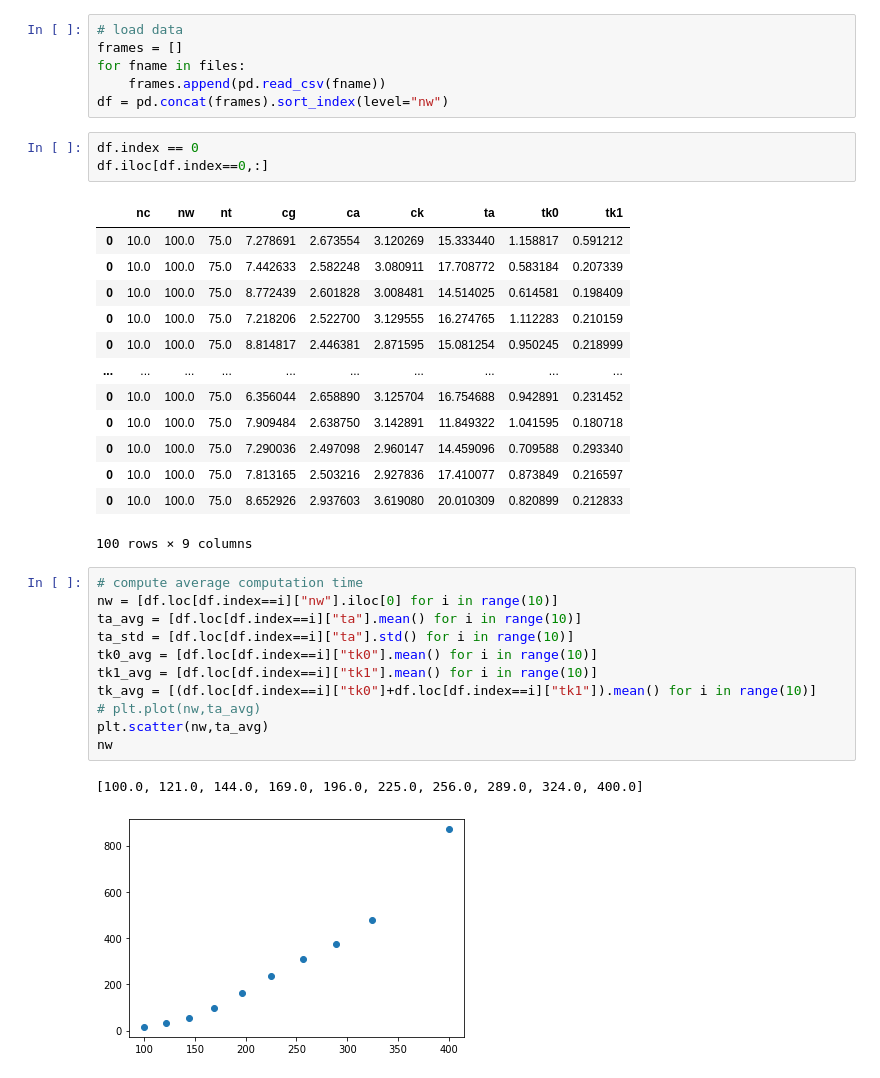
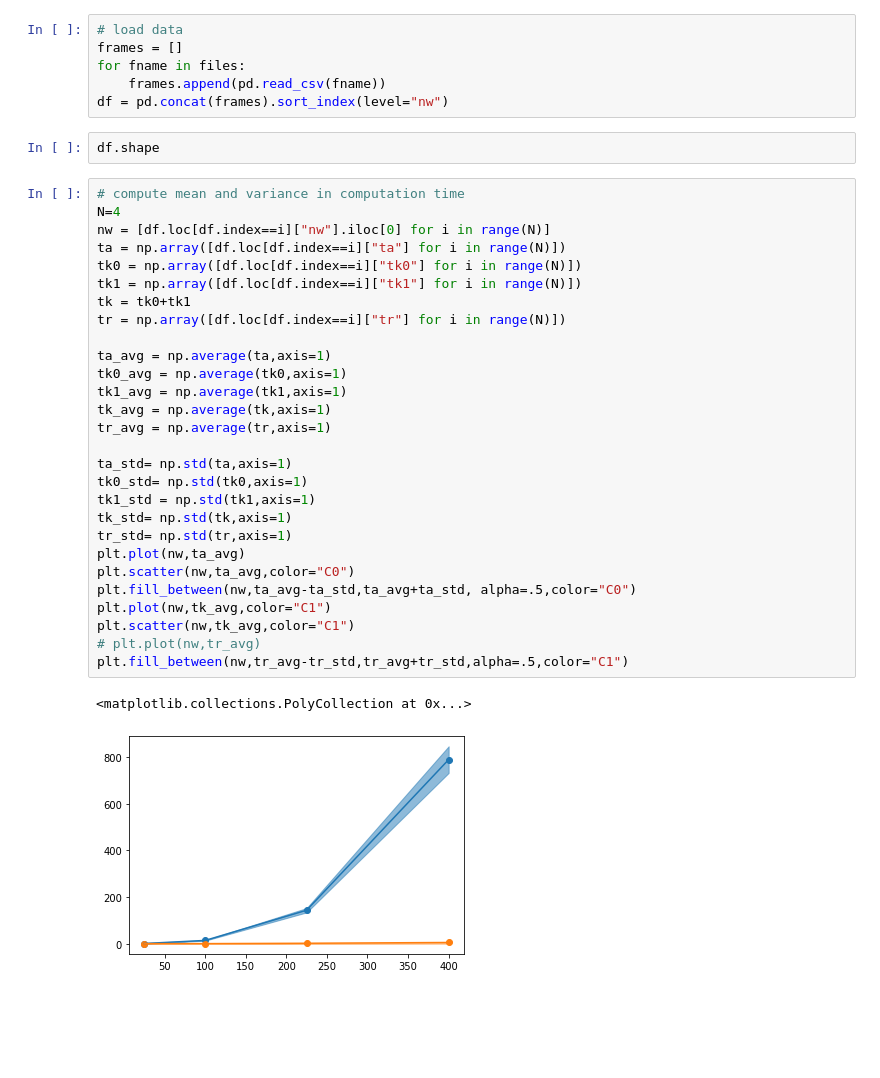
Before and after one commit to JGSuw/wta, a Jupyter notebook: big_exp_vis.ipynb, the cells around one changed output. Saved outputs shown, nothing was run; the diff lists cells and outputs as text; blank space fills up the shorter version.

```diff
--- a/big_exp_vis.ipynb
+++ b/big_exp_vis.ipynb
@@ -13,34 +13,36 @@ frames = []
 for fname in files:
     frames.append(pd.read_csv(fname))
 df = pd.concat(frames).sort_index(level="nw")
-# %%
-df.index == 0
-df.iloc[df.index==0,:]
-# %% [output]
-|  | nc | nw | nt | cg | ca | ck | ta | tk0 | tk1 |
-| 0 | 10.0 | 100.0 | 75.0 | 7.278691 | 2.673554 | 3.120269 | 15.333440 | 1.158817 | 0.591212 |
-| 0 | 10.0 | 100.0 | 75.0 | 7.442633 | 2.582248 | 3.080911 | 17.708772 | 0.583184 | 0.207339 |
-| 0 | 10.0 | 100.0 | 75.0 | 8.772439 | 2.601828 | 3.008481 | 14.514025 | 0.614581 | 0.198409 |
-| 0 | 10.0 | 100.0 | 75.0 | 7.218206 | 2.522700 | 3.129555 | 16.274765 | 1.112283 | 0.210159 |
-| 0 | 10.0 | 100.0 | 75.0 | 8.814817 | 2.446381 | 2.871595 | 15.081254 | 0.950245 | 0.218999 |
-| ... | ... | ... | ... | ... | ... | ... | ... | ... | ... |
-| 0 | 10.0 | 100.0 | 75.0 | 6.356044 | 2.658890 | 3.125704 | 16.754688 | 0.942891 | 0.231452 |
-| 0 | 10.0 | 100.0 | 75.0 | 7.909484 | 2.638750 | 3.142891 | 11.849322 | 1.041595 | 0.180718 |
-| 0 | 10.0 | 100.0 | 75.0 | 7.290036 | 2.497098 | 2.960147 | 14.459096 | 0.709588 | 0.293340 |
-| 0 | 10.0 | 100.0 | 75.0 | 7.813165 | 2.503216 | 2.927836 | 17.410077 | 0.873849 | 0.216597 |
-| 0 | 10.0 | 100.0 | 75.0 | 8.652926 | 2.937603 | 3.619080 | 20.010309 | 0.820899 | 0.212833 |
-100 rows × 9 columns
-# %%
-# compute average computation time
-nw = [df.loc[df.index==i]["nw"].iloc[0] for i in range(10)]
-ta_avg = [df.loc[df.index==i]["ta"].mean() for i in range(10)]
-ta_std = [df.loc[df.index==i]["ta"].std() for i in range(10)]
-tk0_avg = [df.loc[df.index==i]["tk0"].mean() for i in range(10)]
-tk1_avg = [df.loc[df.index==i]["tk1"].mean() for i in range(10)]
-tk_avg = [(df.loc[df.index==i]["tk0"]+df.loc[df.index==i]["tk1"]).mean() for i in range(10)]
-# plt.plot(nw,ta_avg)
-plt.scatter(nw,ta_avg)
-nw
-# %% [output]
-[100.0, 121.0, 144.0, 169.0, 196.0, 225.0, 256.0, 289.0, 324.0, 400.0]
-[figure, removed]
+# %%
+df.shape
+# %%
+# compute mean and variance in computation time
+N=4
+nw = [df.loc[df.index==i]["nw"].iloc[0] for i in range(N)]
+ta = np.array([df.loc[df.index==i]["ta"] for i in range(N)])
+tk0 = np.array([df.loc[df.index==i]["tk0"] for i in range(N)])
+tk1 = np.array([df.loc[df.index==i]["tk1"] for i in range(N)])
+tk = tk0+tk1
+tr = np.array([df.loc[df.index==i]["tr"] for i in range(N)])
+
+ta_avg = np.average(ta,axis=1)
+tk0_avg = np.average(tk0,axis=1)
+tk1_avg = np.average(tk1,axis=1)
+tk_avg = np.average(tk,axis=1)
+tr_avg = np.average(tr,axis=1)
+
+ta_std= np.std(ta,axis=1)
+tk0_std= np.std(tk0,axis=1)
+tk1_std = np.std(tk1,axis=1)
+tk_std= np.std(tk,axis=1)
+tr_std= np.std(tr,axis=1)
+plt.plot(nw,ta_avg)
+plt.scatter(nw,ta_avg,color="C0")
+plt.fill_between(nw,ta_avg-ta_std,ta_avg+ta_std, alpha=.5,color="C0")
+plt.plot(nw,tk_avg,color="C1")
+plt.scatter(nw,tk_avg,color="C1")
+# plt.plot(nw,tr_avg)
+plt.fill_between(nw,tr_avg-tr_std,tr_avg+tr_std,alpha=.5,color="C1")
+# %% [output]
+<matplotlib.collections.PolyCollection at 0x...>
+[figure, added]
```
Also changed, not shown: parts of 7 cells of this notebook, 9 other files.
